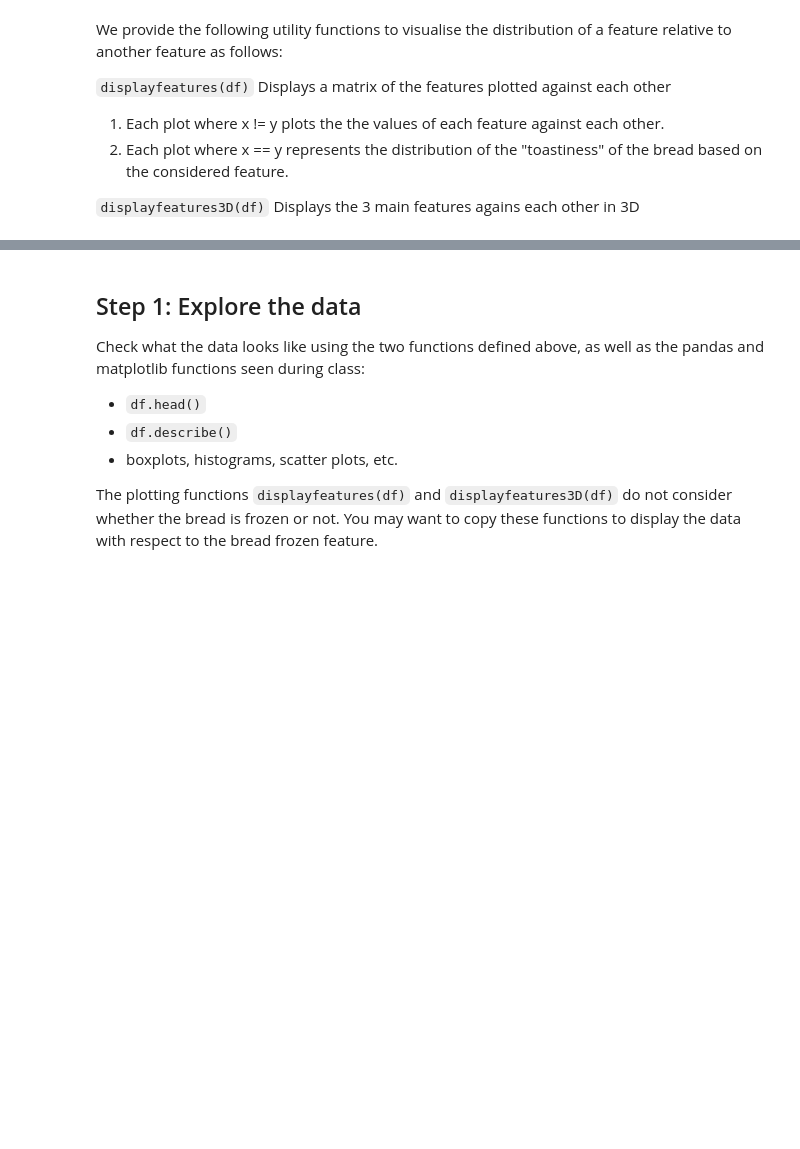
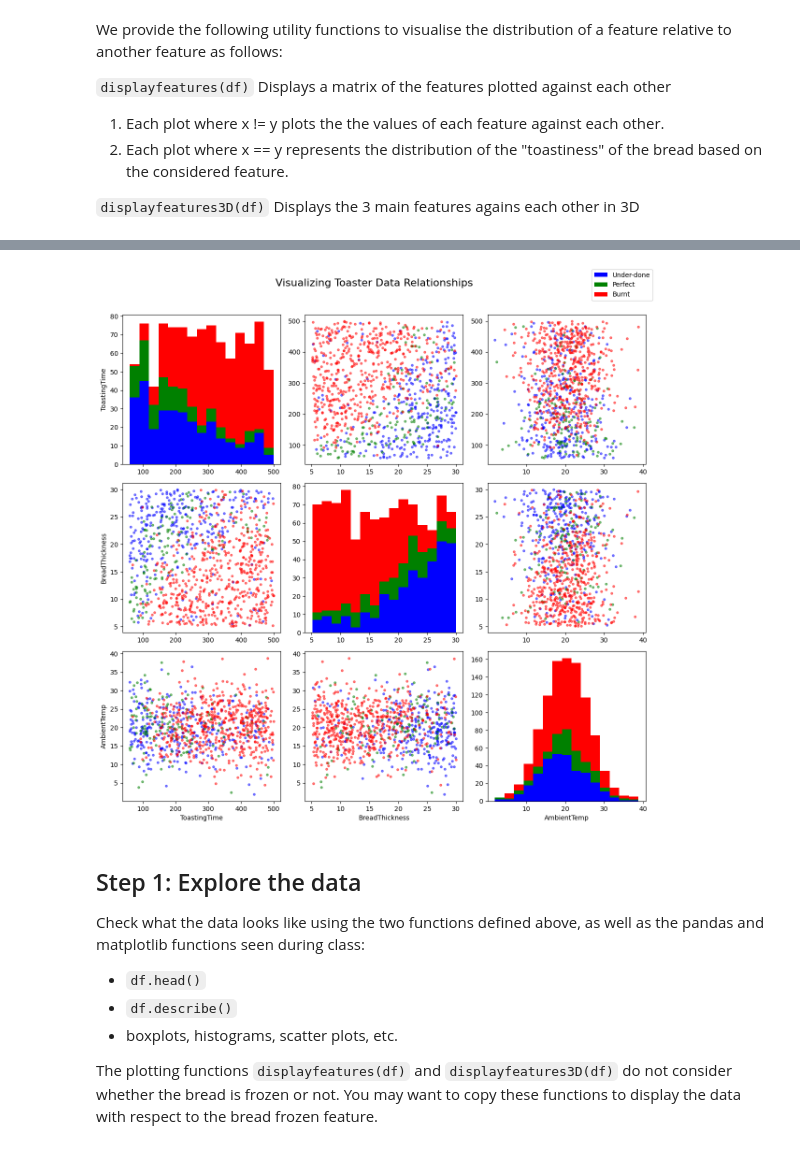
Before and after one commit to maekomtrgn/ISDN3000C_Lab07, a Jupyter notebook: ISDN3000C_Lab07.ipynb, the cells around one changed output, grey strips where cells are left out. Drawn from its saved outputs; the diff is of its cells as text; code cells hidden in the pictures; blank space fills up the shorter version.

```diff
--- a/ISDN3000C_Lab07.ipynb
+++ b/ISDN3000C_Lab07.ipynb
@@ -189,5 +189,5 @@ def displayfeatures3D(df):
 
   fig.show()
 # %%
-displayfeatures3D(df)
+displayfeatures(df)
 # %% [output]
@@ -195,3 +194,4 @@ displayfeatures3D(df)
+[figure, added]
 # %% [markdown]
 ## Step 1: Explore the data
 
```
Also changed, not shown: parts of 8 cells of this notebook.
